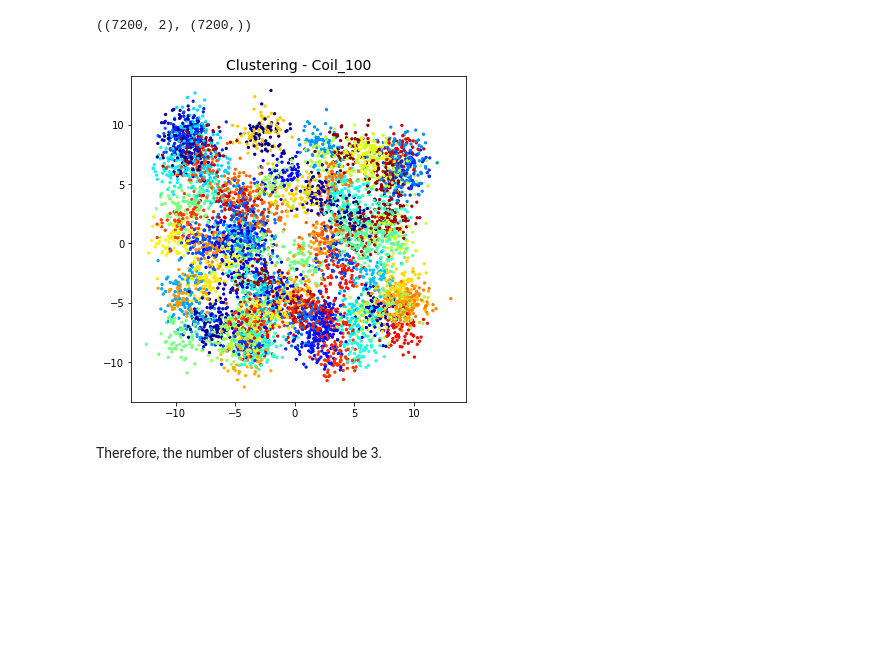
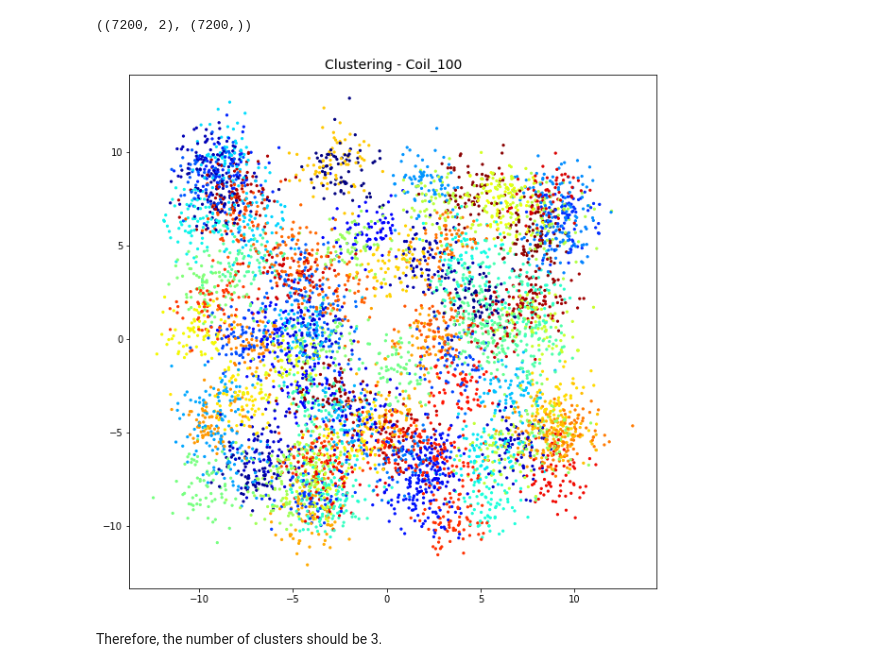
Before and after one commit to seansothey/DataScience-MachineLearning-Research, a Jupyter notebook: Project6_Unsupervised_Learning.ipynb, the cells around one changed output. Cells and saved outputs as stored; diff of their text form; code cells hidden in the pictures; blank space fills up the shorter version.

```diff
--- a/Project6_Unsupervised_Learning.ipynb
+++ b/Project6_Unsupervised_Learning.ipynb
@@ -582,12 +582,12 @@ X_coil100.shape, y_coil100.shape
 ((7200, 2), (7200,))
 # %%
 # Plot see the brief clusters
-plt.figure(figsize=(6,6))
+plt.figure(figsize=(10,10))
 plt.scatter(X_coil100[:, 0], X_coil100[:, 1], c=y_coil100, s=5, cmap='jet')
 plt.title("Clustering - Coil_100", fontsize=14)
 plt.show()
 # %% [output]
-[figure, old version]
+[figure, new version]
 # %% [markdown]
 Therefore, the number of clusters should be 3.
 # %% [markdown]
```
